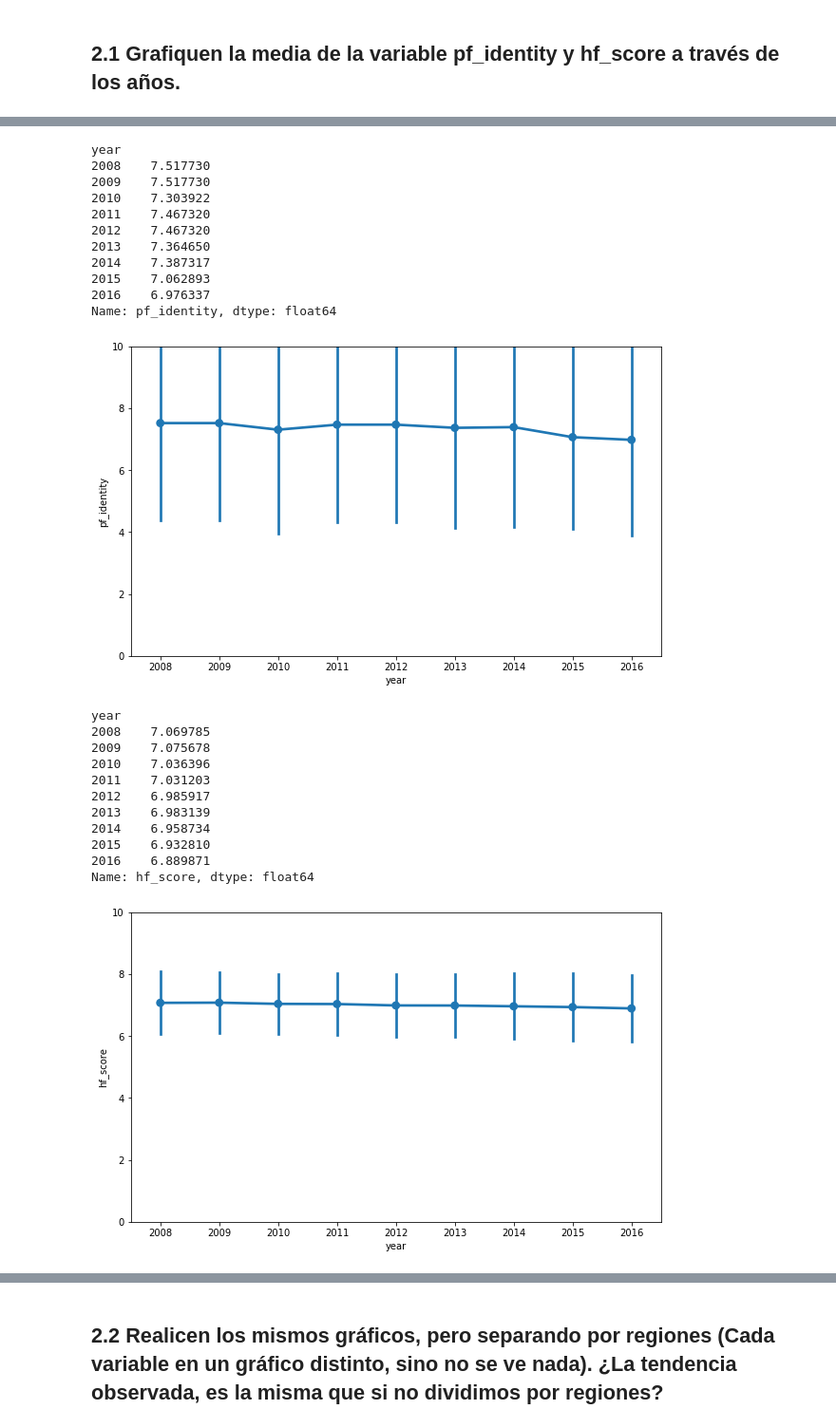
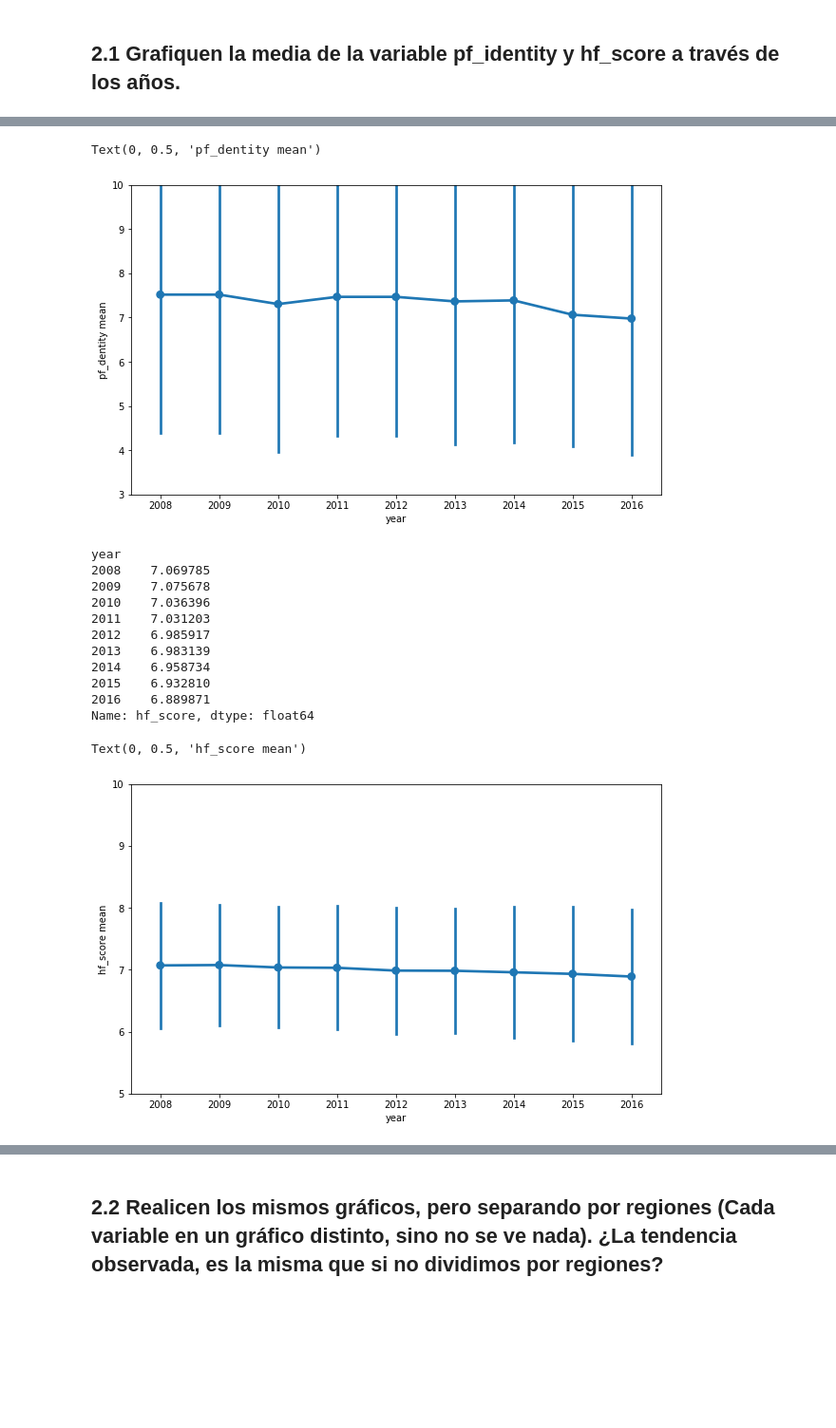
Before and after one commit to fpaludi/DiploDatos, a Jupyter notebook: practico1-demian-item-2.ipynb, the cells around one changed output, grey strips where cells are left out. Shown at 95% size. Saved outputs shown, nothing was run; the diff lists cells and outputs as text; code cells hidden in the pictures; blank space fills up the shorter version.

```diff
--- a/practico1-demian-item-2.ipynb
+++ b/practico1-demian-item-2.ipynb
@@ -17,3 +17,7 @@ important_cols += [
 w_dataset = dataset[important_cols]
 # %% [markdown]
 ## 2.1 Grafiquen la media de la variable pf_identity y hf_score a través de los años.
+# %%
+data = w_dataset[['year','region','pf_identity','hf_score']]
+datat = data.dropna()
+data.groupby('year')['pf_identity'].apply(numpy.mean)
@@ -20,47 +36,39 @@ w_dataset = dataset[important_cols]
 # %%
-data = w_dataset[['pf_identity', 'hf_score', 'year']]
-
 plt.figure(figsize=(10,6))
-plt.ylim(0, 10)
 seaborn.pointplot(data=data,
                   x='year', y='pf_identity',
                   estimator=numpy.mean,
                   ci='sd')
-data.groupby('year')['pf_identity'].apply(numpy.mean)
+plt.ylim(3, 10)
+plt.ylabel('pf_dentity mean')
 # %% [output]
-year
-2008    7.517730
-2009    7.517730
-2010    7.303922
-2011    7.467320
-2012    7.467320
-2013    7.364650
-2014    7.387317
-2015    7.062893
-2016    6.976337
-Name: pf_identity, dtype: float64
+Text(0, 0.5, 'pf_dentity mean')
-[figure, old version]
+[figure, new version]
+# %%
+data.groupby('year')['hf_score'].apply(numpy.mean)
+# %% [output]
+year
+2008    7.069785
+2009    7.075678
+2010    7.036396
+2011    7.031203
+2012    6.985917
+2013    6.983139
+2014    6.958734
+2015    6.932810
+2016    6.889871
+Name: hf_score, dtype: float64
 # %%
 plt.figure(figsize=(10,6))
-plt.ylim(0, 10)
 seaborn.pointplot(data=data,
                   x='year', y='hf_score',
                   estimator=numpy.mean,
                   ci='sd')
-data.groupby('year')['hf_score'].apply(numpy.mean)
+plt.ylim(5, 10)
+plt.ylabel('hf_score mean')
 # %% [output]
-year
-2008    7.069785
-2009    7.075678
-2010    7.036396
-2011    7.031203
-2012    6.985917
-2013    6.983139
-2014    6.958734
-2015    6.932810
-2016    6.889871
-Name: hf_score, dtype: float64
+Text(0, 0.5, 'hf_score mean')
-[figure, old version]
+[figure, new version]
 # %% [markdown]
 ### 2.1 Interpretacion
 
```
Also changed, not shown: parts of 6 cells of this notebook, 1 other file.
